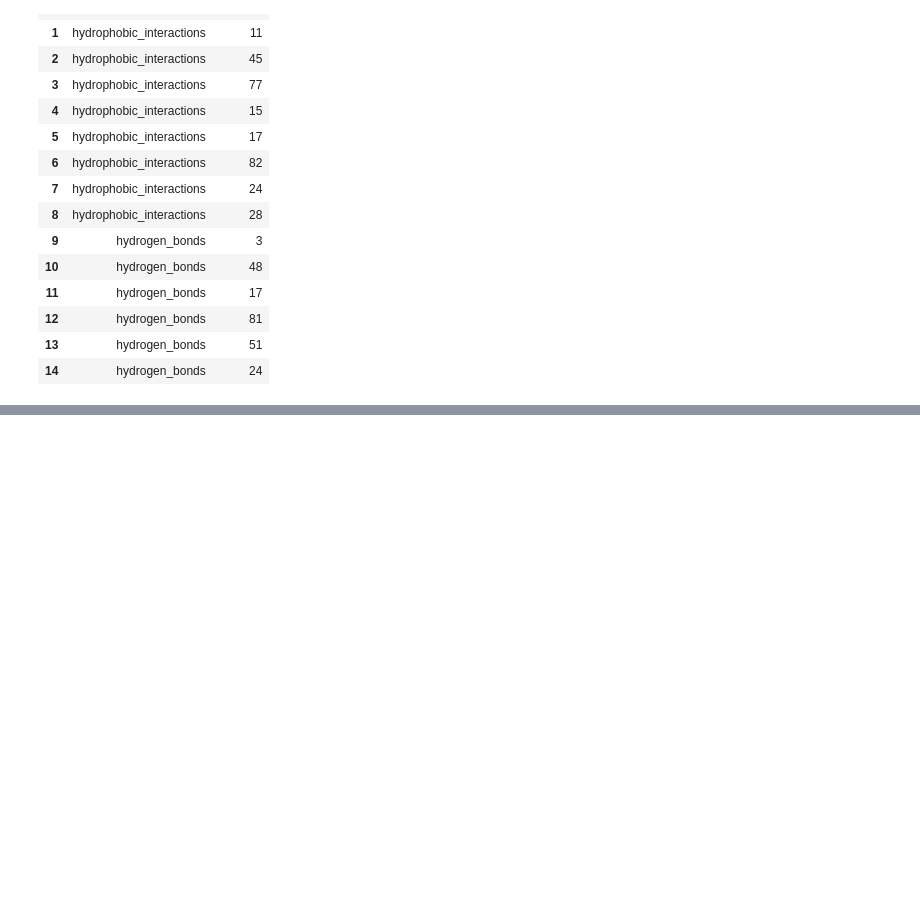
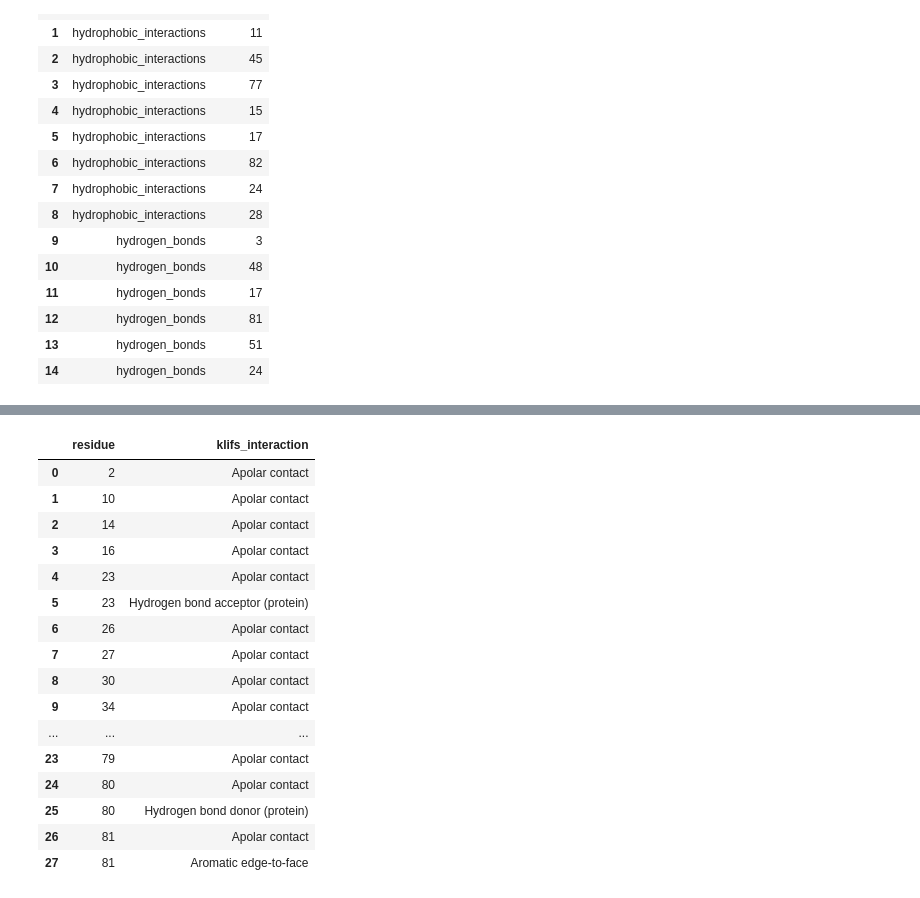
Before and after one commit to volkamerlab/kinodata-3D-affinity-prediction, a Jupyter notebook: examples/residue_matching.ipynb, the cells around one changed output, grey strips where cells are left out. Cells and saved outputs as stored; diff of their text form; code cells hidden in the pictures; blank space fills up the shorter version.

```diff
--- a/examples/residue_matching.ipynb
+++ b/examples/residue_matching.ipynb
@@ -159,0 +151,2 @@ sns.stripplot(deltas, y='delta', x='residue.subst_id')
+# %%
+bitvec = lambda mask: np.array([c == '1' for c in mask])
@@ -159,0 +180,21 @@ sns.stripplot(deltas, y='delta', x='residue.subst_id')
+# %%
+ifp = klifs_ifp(df.loc[ident]['similar.klifs_structure_id'])
+ifp
+# %% [output]
+|  | residue | klifs_interaction |
+| 0 | 2 | Apolar contact |
+| 1 | 10 | Apolar contact |
+| 2 | 14 | Apolar contact |
+| 3 | 16 | Apolar contact |
+| 4 | 23 | Apolar contact |
+| 5 | 23 | Hydrogen bond acceptor (protein) |
+| 6 | 26 | Apolar contact |
+| 7 | 27 | Apolar contact |
+| 8 | 30 | Apolar contact |
+| 9 | 34 | Apolar contact |
+| ... | ... | ... |
+| 23 | 79 | Apolar contact |
+| 24 | 80 | Apolar contact |
+| 25 | 80 | Hydrogen bond donor (protein) |
+| 26 | 81 | Apolar contact |
+| 27 | 81 | Aromatic edge-to-face |
```
Also changed, not shown: parts of 8 cells of this notebook.
